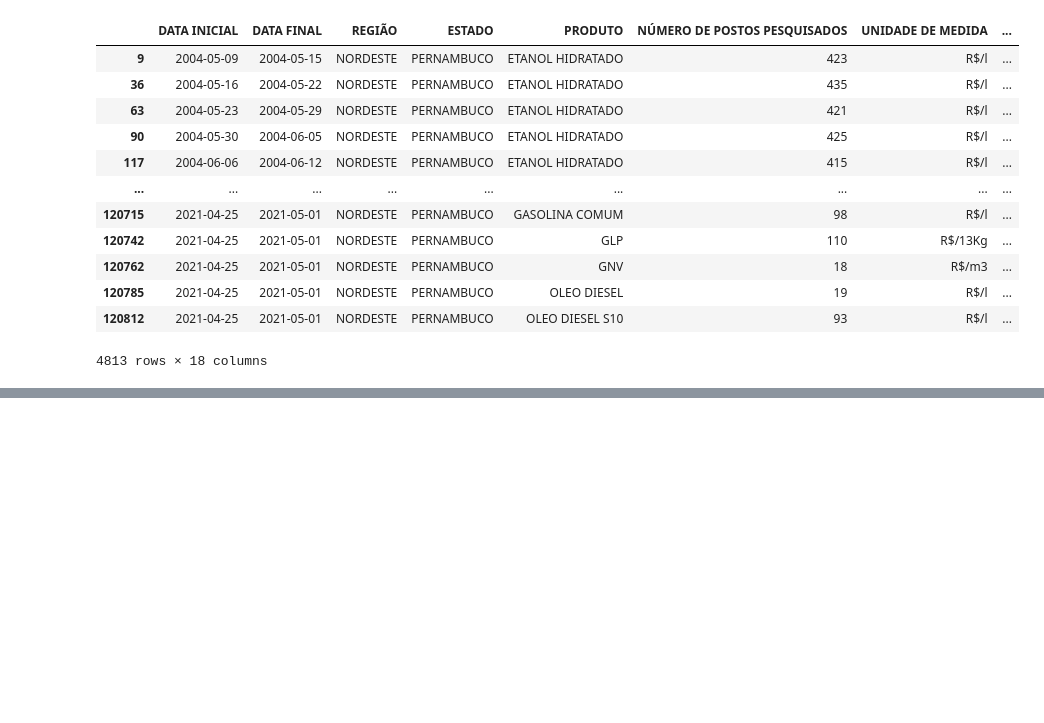
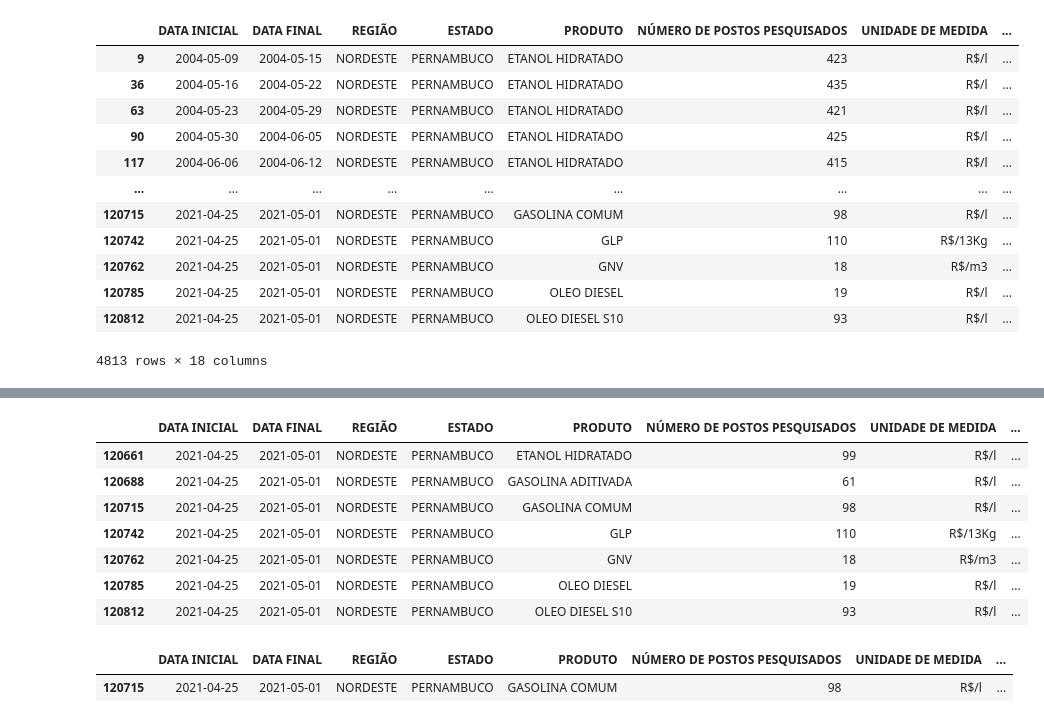
Before and after one commit to lucascalado0/BigData, a Jupyter notebook: atividade/atividade01.ipynb, the cells around one changed output, grey strips where cells are left out. Saved outputs shown, nothing was run; the diff lists cells and outputs as text; code cells hidden in the pictures; blank space fills up the shorter version.

```diff
--- a/atividade/atividade01.ipynb
+++ b/atividade/atividade01.ipynb
@@ -218,0 +234,18 @@ pernambuco_data
+# %%
+pernambucosemana2_data = data[(data['ESTADO'] == 'PERNAMBUCO') &
+                       (data['DATA INICIAL'] == '2021-04-25') &
+                       (data['DATA FINAL'] == '2021-05-01')]
+
+#armazenando na variavel pernambucosemana2_data o valor que seleciona a ultima semana de pesquisa no estado de pernambuco
+# %%
+pernambucosemana2_data
+#imprimindo variavel
+# %% [output]
+|  | DATA INICIAL | DATA FINAL | REGIÃO | ESTADO | PRODUTO | NÚMERO DE POSTOS PESQUISADOS | UNIDADE DE MEDIDA | ... |
+| 120661 | 2021-04-25 | 2021-05-01 | NORDESTE | PERNAMBUCO | ETANOL HIDRATADO | 99 | R$/l | ... |
+| 120688 | 2021-04-25 | 2021-05-01 | NORDESTE | PERNAMBUCO | GASOLINA ADITIVADA | 61 | R$/l | ... |
+| 120715 | 2021-04-25 | 2021-05-01 | NORDESTE | PERNAMBUCO | GASOLINA COMUM | 98 | R$/l | ... |
+| 120742 | 2021-04-25 | 2021-05-01 | NORDESTE | PERNAMBUCO | GLP | 110 | R$/13Kg | ... |
+| 120762 | 2021-04-25 | 2021-05-01 | NORDESTE | PERNAMBUCO | GNV | 18 | R$/m3 | ... |
+| 120785 | 2021-04-25 | 2021-05-01 | NORDESTE | PERNAMBUCO | OLEO DIESEL | 19 | R$/l | ... |
+| 120812 | 2021-04-25 | 2021-05-01 | NORDESTE | PERNAMBUCO | OLEO DIESEL S10 | 93 | R$/l | ... |
@@ -218,0 +260,7 @@ pernambuco_data
+# %%
+pernambucosemana3_data
+
+#imprimindo variavel pernambucosemana3_data
+# %% [output]
+|  | DATA INICIAL | DATA FINAL | REGIÃO | ESTADO | PRODUTO | NÚMERO DE POSTOS PESQUISADOS | UNIDADE DE MEDIDA | ... |
+| 120715 | 2021-04-25 | 2021-05-01 | NORDESTE | PERNAMBUCO | GASOLINA COMUM | 98 | R$/l | ... |
```
Also changed, not shown: parts of 8 cells of this notebook, 1 other file.
